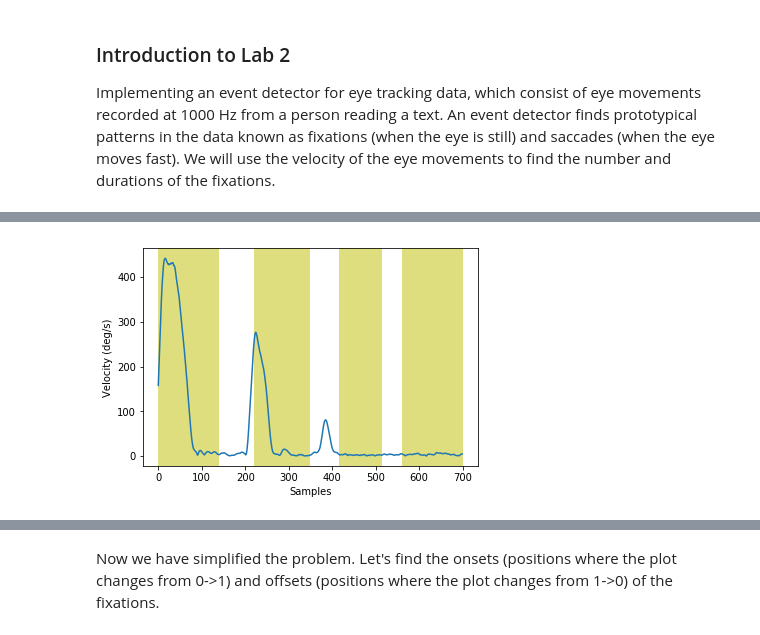
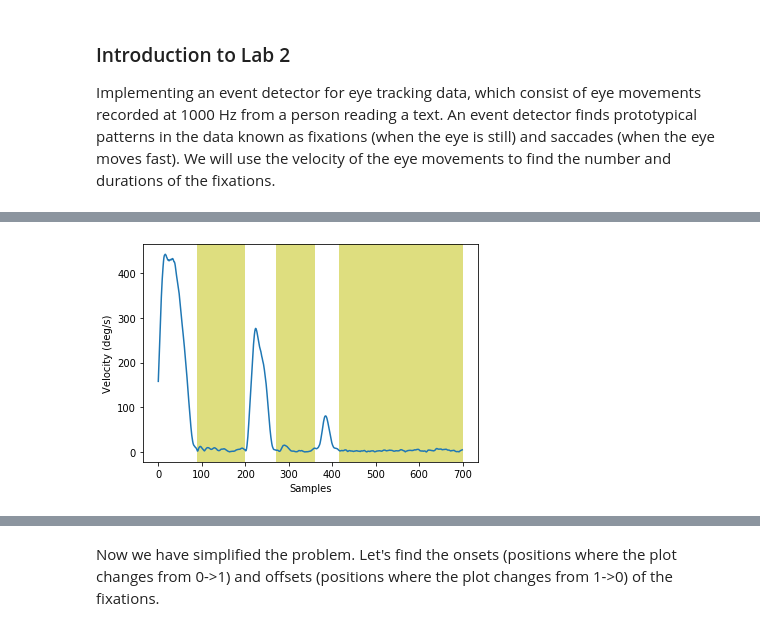
Before and after one commit to marcus-nystrom/python_course, a Jupyter notebook: Week2_lecture.ipynb, the cells around one changed output, grey strips where cells are left out. Saved outputs shown, nothing was run; the diff lists cells and outputs as text; code cells hidden in the pictures.

```diff
--- a/Week2_lecture.ipynb
+++ b/Week2_lecture.ipynb
@@ -176,18 +186,17 @@ plt.show()
 # %%
 # Zoom in on a smaller part of the data
 eye_velocity_short = eye_velocity[100:800]
 plt.plot(eye_velocity_short)
 plt.xlabel('Samples')
 plt.ylabel('Velocity (deg/s)')
 
 # Indicate fixations with interval shaded
-plt.axvspan(0, 140, color='y', alpha=0.5, lw=0)
-plt.axvspan(220, 350, color='y', alpha=0.5, lw=0)
-plt.axvspan(415, 515, color='y', alpha=0.5, lw=0)
-plt.axvspan(560, 700, color='y', alpha=0.5, lw=0)
+plt.axvspan(90, 200, color='y', alpha=0.5, lw=0)
+plt.axvspan(270, 360, color='y', alpha=0.5, lw=0)
+plt.axvspan(415, 700, color='y', alpha=0.5, lw=0)
 
 # Show the results
 plt.show()
 # %% [output]
-[figure, old version]
+[figure, new version]
 # %%
```
Also changed, not shown: parts of 12 cells of this notebook.
